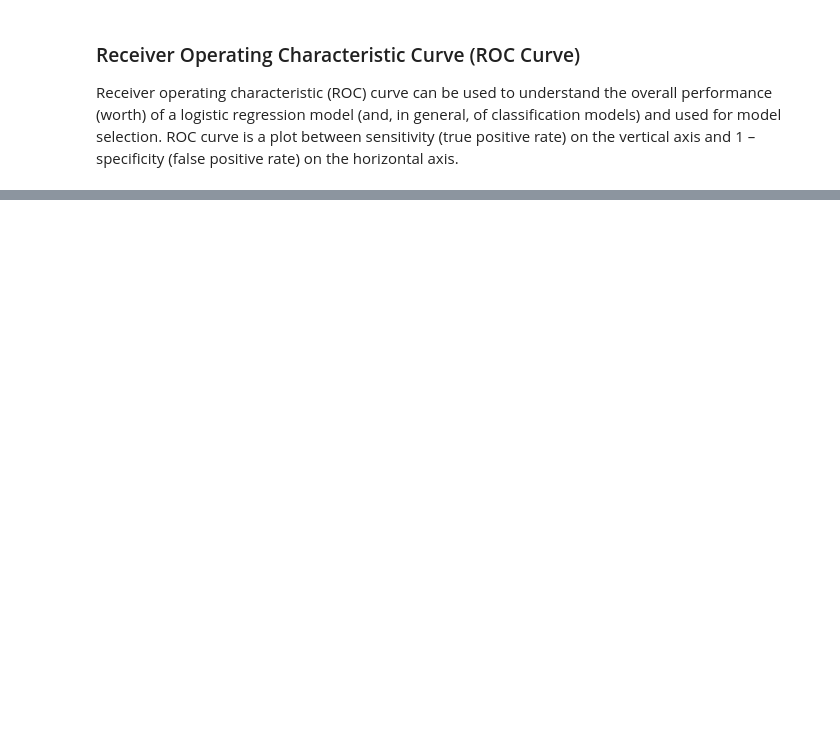
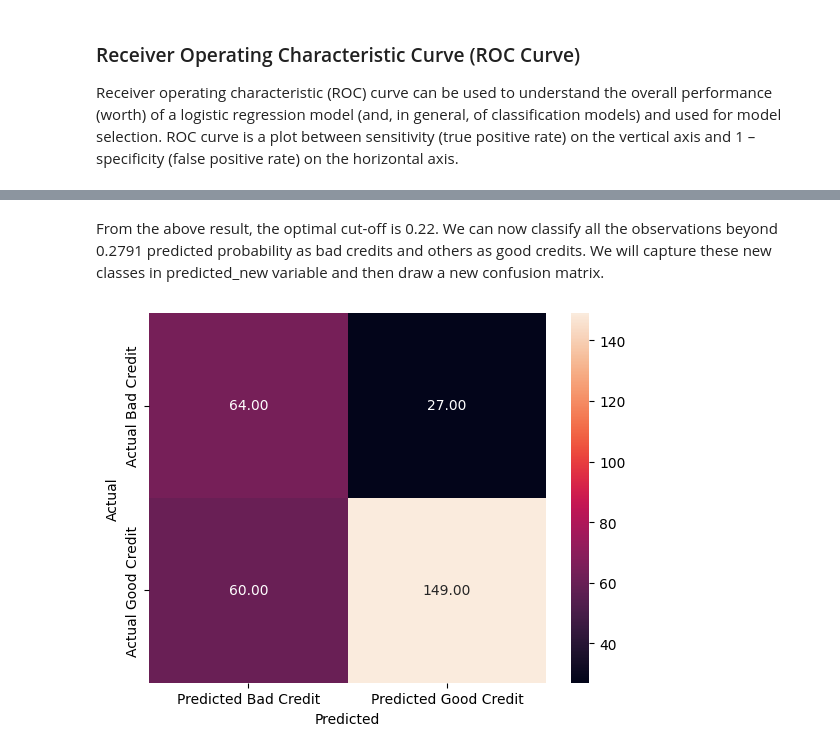
Before and after one commit to Anurag-Warthi/Data-Science-Machine-Learning, a Jupyter notebook: Data Science/03-Classification/Binary Logistic Regression.ipynb, the cells around one changed output, grey strips where cells are left out. Cells and saved outputs as stored; diff of their text form; code cells hidden in the pictures; blank space fills up the shorter version.

```diff
--- a/Data Science/03-Classification/Binary Logistic Regression.ipynb
+++ b/Data Science/03-Classification/Binary Logistic Regression.ipynb
@@ -467,0 +547,8 @@ fpr, tpr, thresholds = draw_roc(y_pred_df.actual, y_pred_df.predicted_prob)
+# %% [markdown]
+From the above result, the optimal cut-off is 0.22. We can now classify all the observations beyond 0.2791 predicted probability as bad credits and others as good credits. We will capture these new classes in predicted_new variable and then draw a new confusion matrix.
+# %%
+y_pred_df['predicted_new'] = y_pred_df.predicted_prob.map(lambda x: 1 if x > 0.279 else 0)
+
+draw_cm(y_pred_df.actual, y_pred_df.predicted_new)
+# %% [output]
+[figure, added]
```
Also changed, not shown: parts of 17 cells of this notebook.
